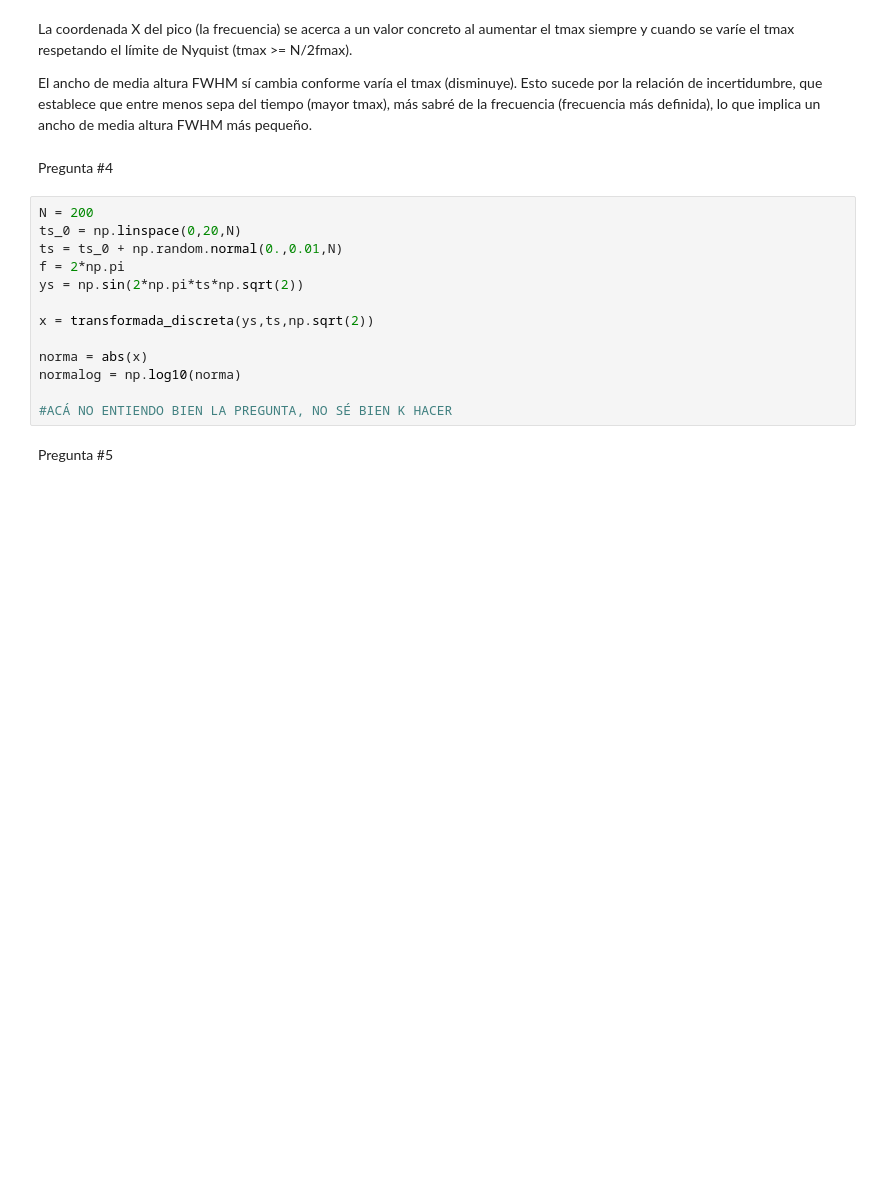
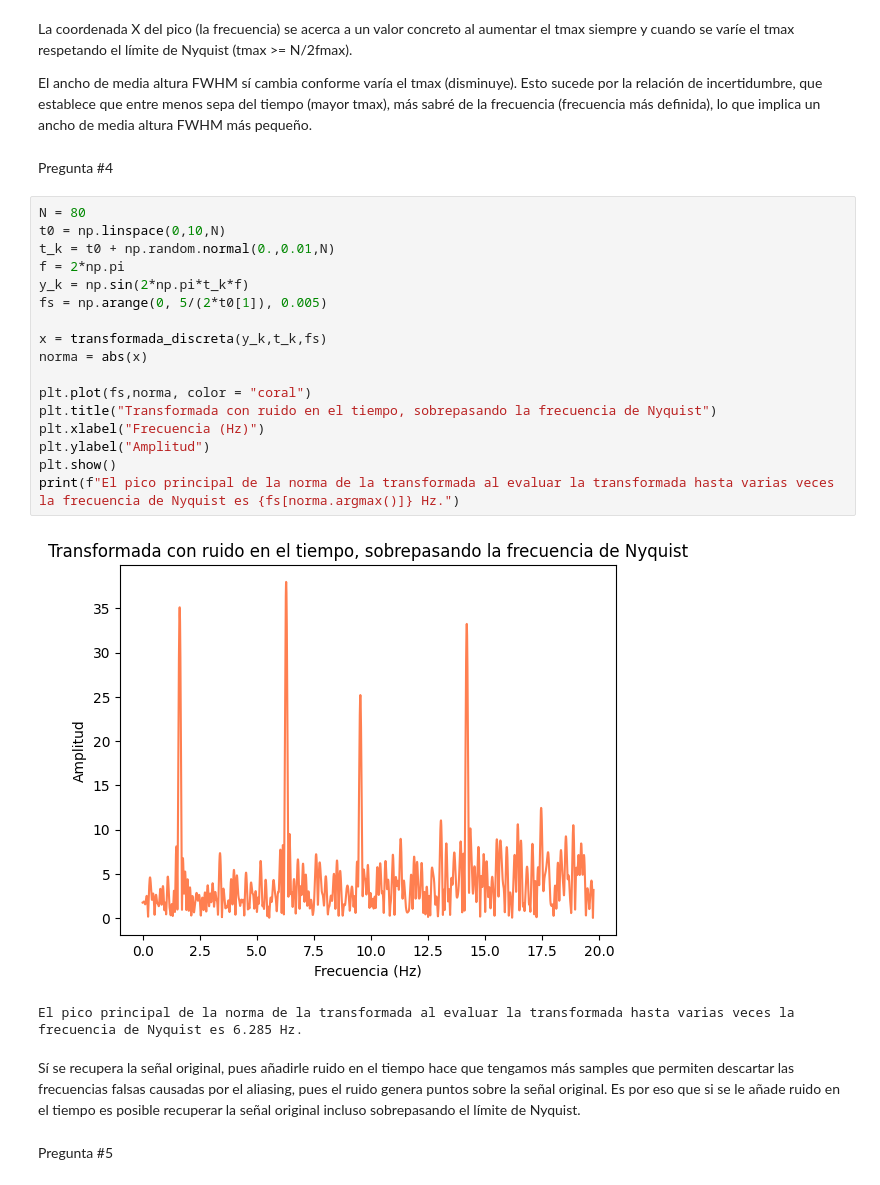
Before and after one commit to sarchilagomez1/MetodosComputacionales2-Fuentes-Archila, a Jupyter notebook: Taller1_fuentesarchila.ipynb, the cells around one changed output. Cells and saved outputs as stored; diff of their text form; blank space fills up the shorter version.

```diff
--- a/Taller1_fuentesarchila.ipynb
+++ b/Taller1_fuentesarchila.ipynb
@@ -132,19 +132,28 @@ La coordenada X del pico (la frecuencia) se acerca a un valor concreto al aument
 El ancho de media altura FWHM sí cambia conforme varía el tmax (disminuye). Esto sucede por la relación de incertidumbre, que establece que entre menos sepa del tiempo (mayor tmax), más sabré de la frecuencia (frecuencia más definida), lo que implica un ancho de media altura FWHM más pequeño.
 # %% [markdown]
 Pregunta #4
-# %%
-N = 200
-ts_0 = np.linspace(0,20,N)
-ts = ts_0 + np.random.normal(0.,0.01,N)
-f = 2*np.pi
-ys = np.sin(2*np.pi*ts*np.sqrt(2))
-
-x = transformada_discreta(ys,ts,np.sqrt(2))
-
-norma = abs(x)
-normalog = np.log10(norma)
-
-#ACÁ NO ENTIENDO BIEN LA PREGUNTA, NO SÉ BIEN K HACER
+# %%
+N = 80
+t0 = np.linspace(0,10,N)
+t_k = t0 + np.random.normal(0.,0.01,N)
+f = 2*np.pi
+y_k = np.sin(2*np.pi*t_k*f)
+fs = np.arange(0, 5/(2*t0[1]), 0.005)
+
+x = transformada_discreta(y_k,t_k,fs)
+norma = abs(x)
+
+plt.plot(fs,norma, color = "coral")
+plt.title("Transformada con ruido en el tiempo, sobrepasando la frecuencia de Nyquist")
+plt.xlabel("Frecuencia (Hz)")
+plt.ylabel("Amplitud")
+plt.show()
+print(f"El pico principal de la norma de la transformada al evaluar la transformada hasta varias veces la frecuencia de Nyquist es {fs[norma.argmax()]} Hz.")
+# %% [output]
+[figure, added]
+El pico principal de la norma de la transformada al evaluar la transformada hasta varias veces la frecuencia de Nyquist es 6.285 Hz.
+# %% [markdown]
+Sí se recupera la señal original, pues añadirle ruido en el tiempo hace que tengamos más samples que permiten descartar las frecuencias falsas causadas por el aliasing, pues el ruido genera puntos sobre la señal original. Es por eso que si se le añade ruido en el tiempo es posible recuperar la señal original incluso sobrepasando el límite de Nyquist.
 # %% [markdown]
 Pregunta #5
 # %%
```
Also changed, not shown: parts of 9 cells of this notebook.
